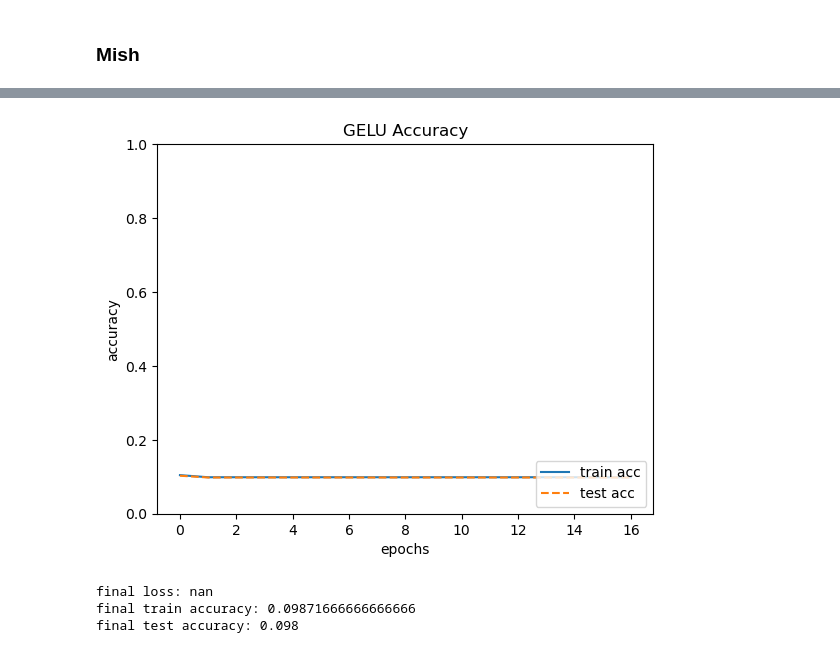
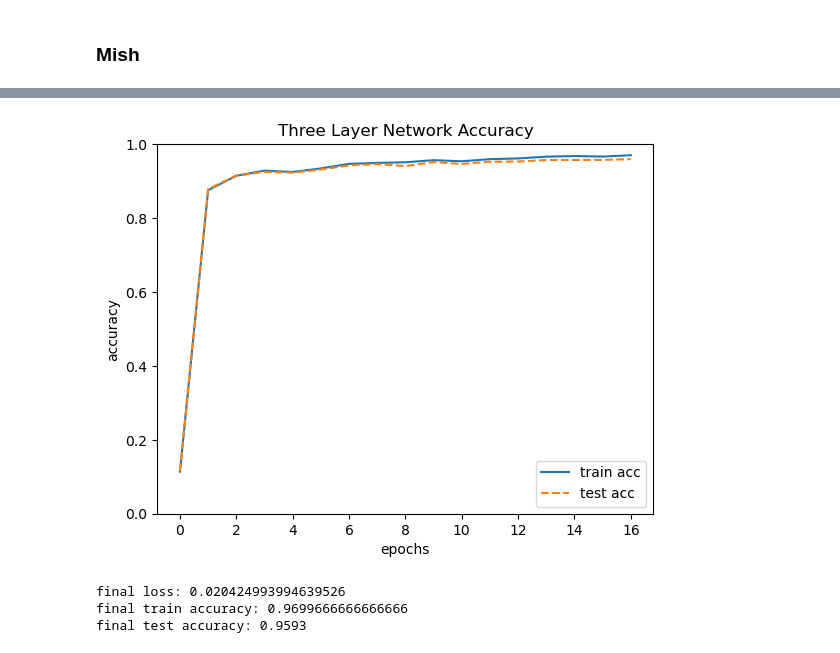
Before and after one commit to Thinline20/mnist_assignment, a Jupyter notebook: src/modified_net.ipynb, the cells around one changed output, grey strips where cells are left out. Saved outputs shown, nothing was run; the diff lists cells and outputs as text; code cells hidden in the pictures.

```diff
--- a/src/modified_net.ipynb
+++ b/src/modified_net.ipynb
@@ -248,23 +257,23 @@ plt.show()
 # %%
 markers = {"train": "o", "test": "s"}
 
-x = np.arange(len(gelu_train_acc_list))
+x = np.arange(len(tln_train_acc_list))
 
-plt.plot(x, gelu_train_acc_list, label="train acc")
-plt.plot(x, gelu_test_acc_list, label="test acc", linestyle="--")
+plt.plot(x, tln_train_acc_list, label="train acc")
+plt.plot(x, tln_test_acc_list, label="test acc", linestyle="--")
 plt.xlabel("epochs")
 plt.ylabel("accuracy")
 plt.ylim(0, 1.0)
 plt.legend(loc="lower right")
-plt.title("GELU Accuracy")
+plt.title("Three Layer Network Accuracy")
 plt.show()
 # %% [output]
-[figure, old version]
+[figure, new version]
 # %%
-print(f"final loss: {gelu_train_loss_list[-1]}")
-print(f"final train accuracy: {gelu_train_acc_list[-1]}")
-print(f"final test accuracy: {gelu_test_acc_list[-1]}")
+print(f"final loss: {tln_train_loss_list[-1]}")
+print(f"final train accuracy: {tln_train_acc_list[-1]}")
+print(f"final test accuracy: {tln_test_acc_list[-1]}")
 # %% [output]
-final loss: nan
-final train accuracy: 0.09871666666666666
-final test accuracy: 0.098
+final loss: 0.020424993994639526
+final train accuracy: 0.9699666666666666
+final test accuracy: 0.9593
```
Also changed, not shown: parts of 12 cells of this notebook, 1 other file.
